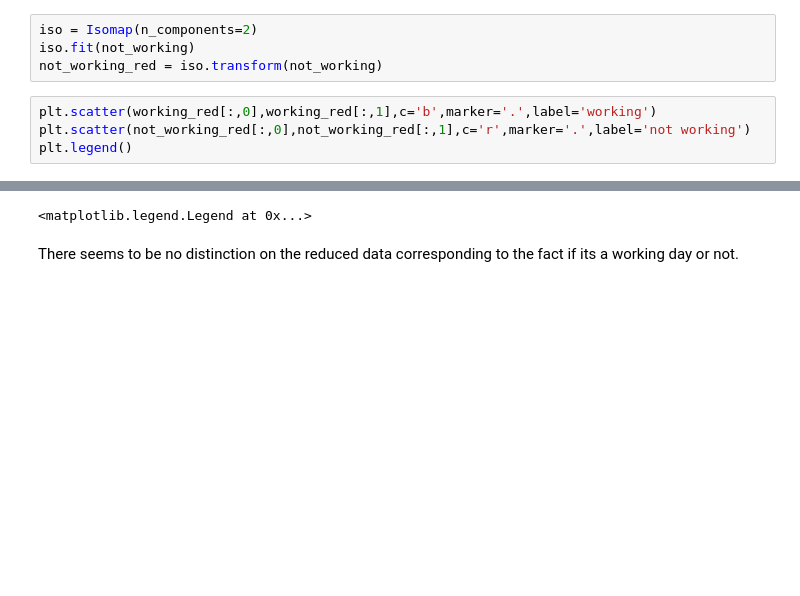
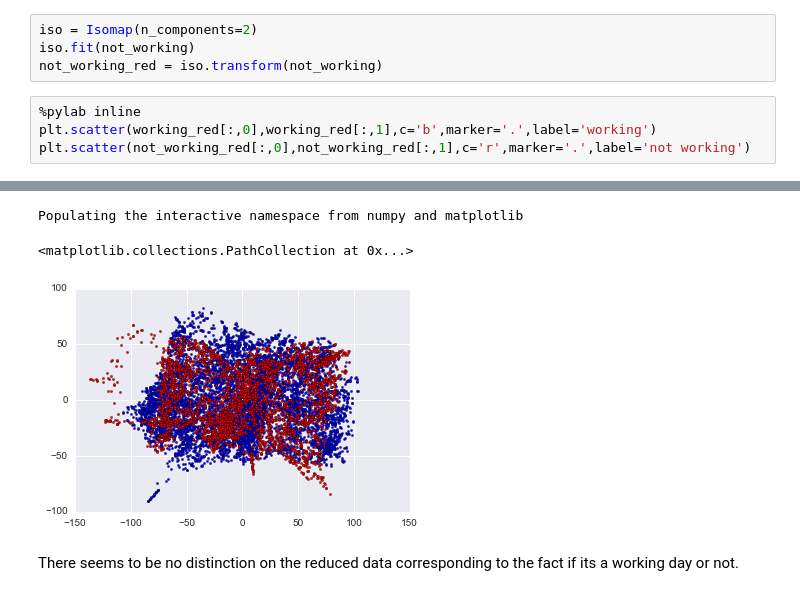
Before and after one commit to rurouni-najeeb/Kaggle, a Jupyter notebook: Bike Sharing/Vanilla Script.ipynb, the cells around one changed output, grey strips where cells are left out. Saved outputs shown, nothing was run; the diff lists cells and outputs as text; blank space fills up the shorter version.

```diff
--- a/Bike Sharing/Vanilla Script.ipynb
+++ b/Bike Sharing/Vanilla Script.ipynb
@@ -512,7 +507,7 @@ iso = Isomap(n_components=2)
 iso.fit(not_working)
 not_working_red = iso.transform(not_working)
 # %%
+%pylab inline
 plt.scatter(working_red[:,0],working_red[:,1],c='b',marker='.',label='working')
 plt.scatter(not_working_red[:,0],not_working_red[:,1],c='r',marker='.',label='not working')
-plt.legend()
 # %% [output]
@@ -521,4 +514,6 @@ plt.legend()
-<matplotlib.legend.Legend at 0x...>
+Populating the interactive namespace from numpy and matplotlib
+<matplotlib.collections.PathCollection at 0x...>
+[figure, added]
 # %% [markdown]
 There seems to be no distinction on the reduced data corresponding to the fact if its a working day or not.
 # %% [markdown]
```
Also changed, not shown: parts of 24 cells of this notebook, 6 other files.
